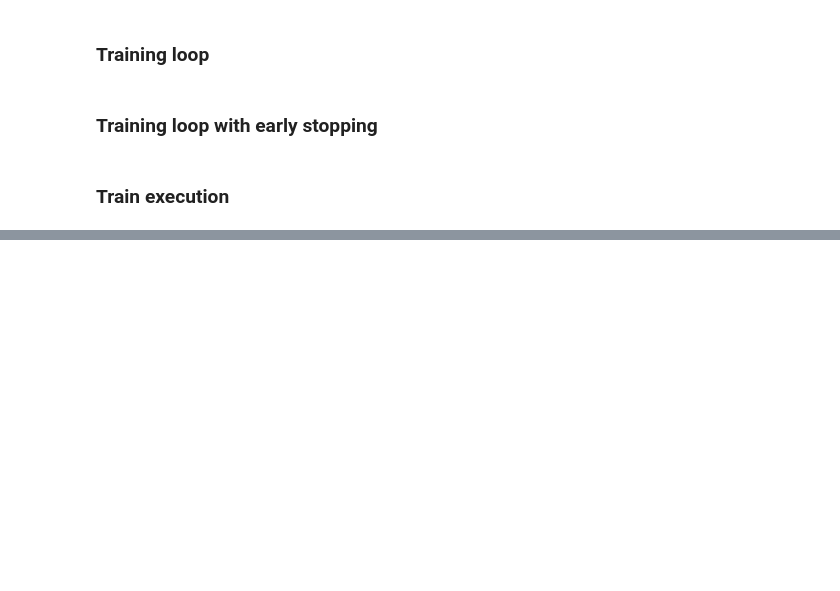
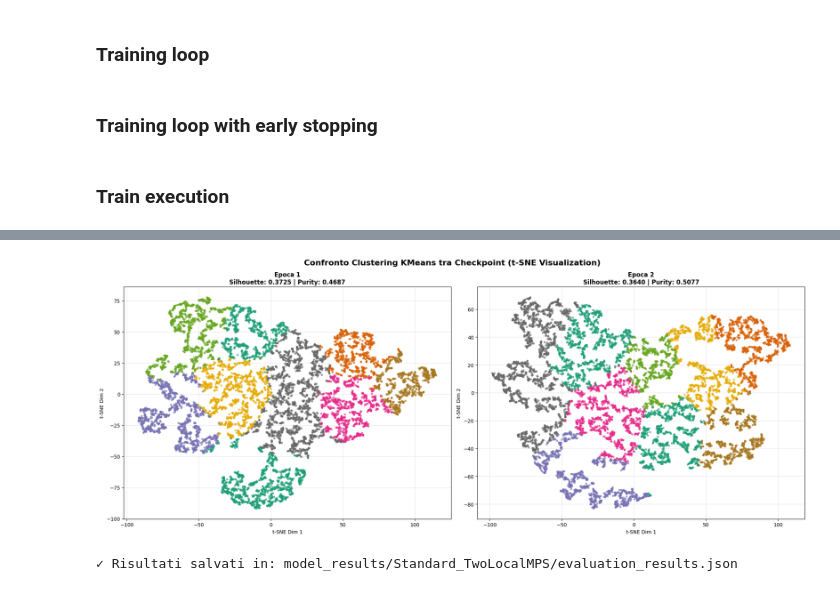
Before and after one commit to Davy592/Quantum-Metric-Learning-with-Reuploading, a Jupyter notebook: Quantum Metric Learning.ipynb, the cells around one changed output, grey strips where cells are left out. Saved outputs shown, nothing was run; the diff lists cells and outputs as text; code cells hidden in the pictures; blank space fills up the shorter version.

```diff
--- a/Quantum Metric Learning.ipynb
+++ b/Quantum Metric Learning.ipynb
@@ -1619,0 +1695,63 @@ plt.show()
+# %%
+# Visualizzazione t-SNE per tutti i checkpoint confrontati con KMeans
+num_checkpoints = len(checkpoint_results)
+fig, axes = plt.subplots(1, num_checkpoints, figsize=(10 * num_checkpoints, 8))
+
+if num_checkpoints == 1:
+    axes = [axes]
+
+fig.suptitle('Confronto Clustering KMeans tra Checkpoint (t-SNE Visualization)',
+             fontsize=16, weight='bold')
+
+for idx, result in enumerate(checkpoint_results):
+    # Applica t-SNE agli embedding
+    reduction_model = TSNE(n_components=2, perplexity=30, random_state=42)
+    vis_embed = reduction_model.fit_transform(result['test_embedding'])
+
+    # Visualizza il clustering
+    axes[idx].scatter(vis_embed[:, 0], vis_embed[:, 1],
+                     c=result['kmeans_prediction'], cmap='Dark2', alpha=0.6, s=10)
+    axes[idx].set_title(f"Epoca {result['epoch']}\n"
+                       f"Silhouette: {result['kmeans_silhouette']:.4f} | "
+                       f"Purity: {result['kmeans_purity']:.4f}",
+                       fontsize=12, weight='bold')
+    axes[idx].set_xlabel('t-SNE Dim 1')
+    axes[idx].set_ylabel('t-SNE Dim 2')
+    axes[idx].grid(True, alpha=0.3)
+
+plt.tight_layout()
+plt.show()
+# %% [output]
+[figure, added]
+# %%
+# Salva i risultati in un file per riferimento
+import json
+from datetime import datetime
+
+results_summary = {
+    'timestamp': datetime.now().strftime('%Y-%m-%d %H:%M:%S'),
+    'test_samples': len(t_test),
+    'checkpoints': []
+}
+
+for result in checkpoint_results:
+    results_summary['checkpoints'].append({
+        'epoch': result['epoch'],
+        'agglomerative': {
+            'silhouette': float(result['agg_silhouette']),
+            'purity': float(result['agg_purity'])
+        },
+        'kmeans': {
+            'silhouette': float(result['kmeans_silhouette']),
+            'purity': float(result['kmeans_purity'])
+        }
+    })
+
+# Salva in JSON
+results_file = f"{CHECKPOINT_PATH}/evaluation_results.json"
+with open(results_file, 'w') as f:
+    json.dump(results_summary, f, indent=2)
+
+print(f"\n{color.GREEN}✓ Risultati salvati in: {results_file}{color.END}")
+# %% [output]
+✓ Risultati salvati in: model_results/Standard_TwoLocalMPS/evaluation_results.json
```
Also changed, not shown: parts of 22 cells of this notebook.
